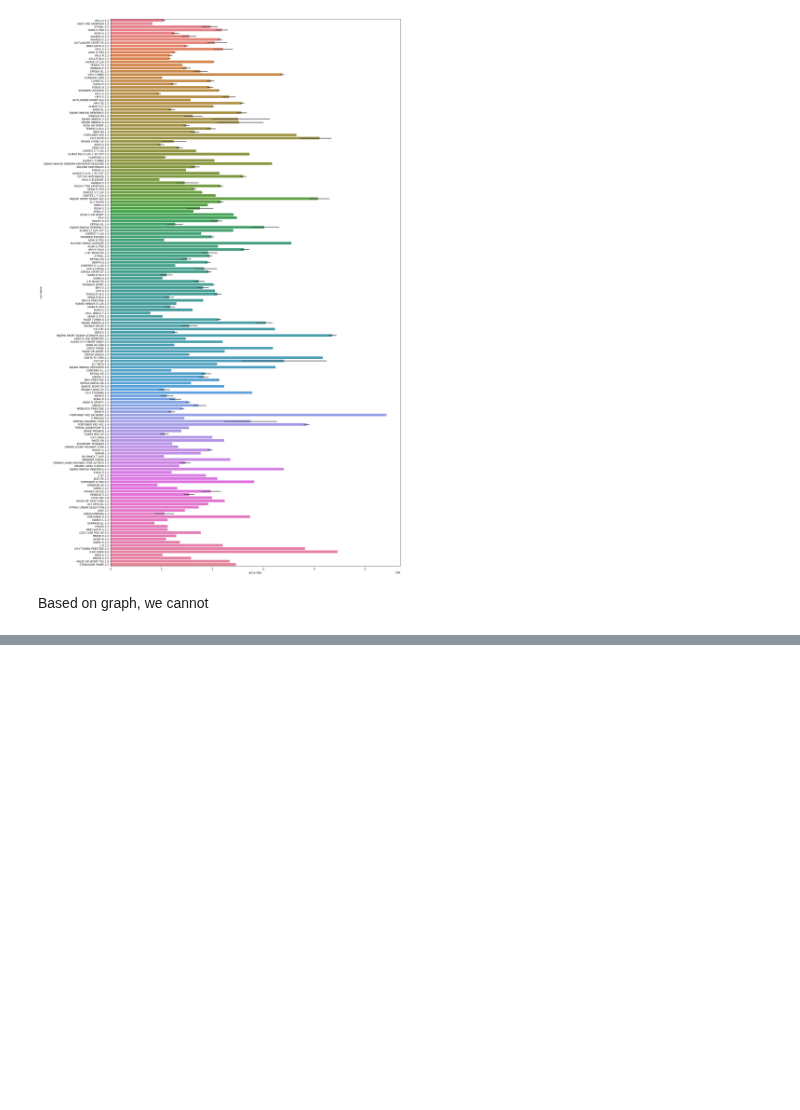
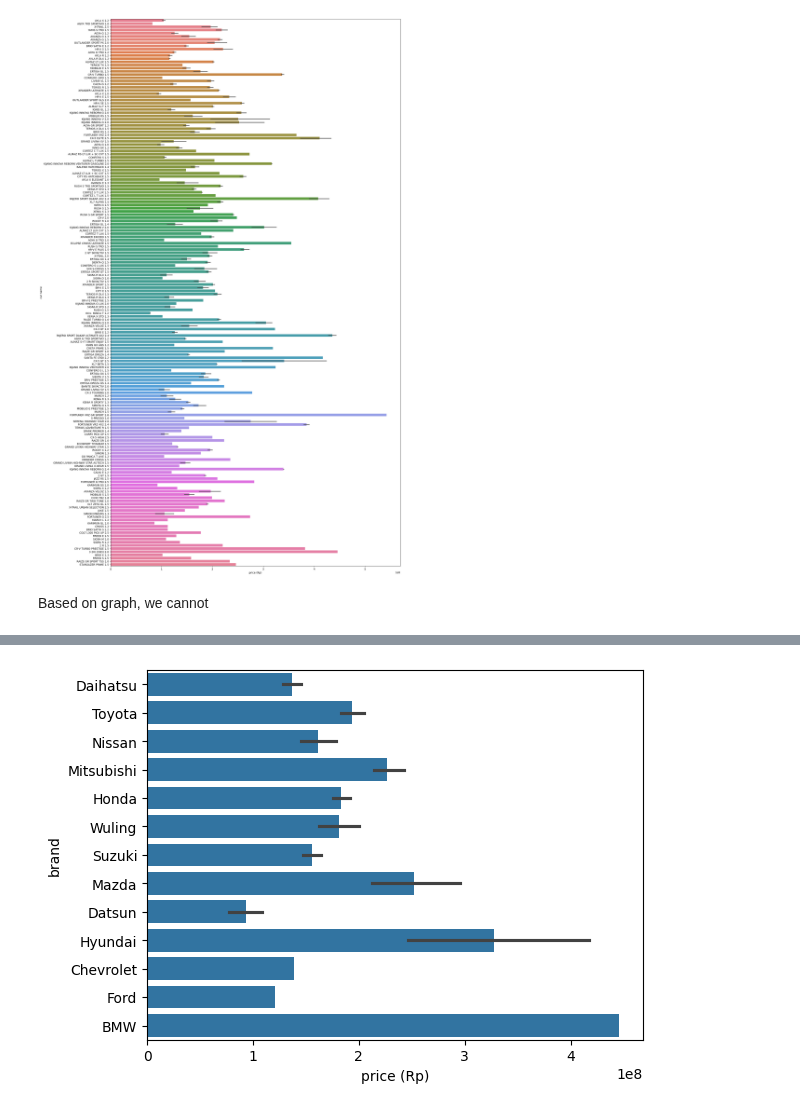
Before and after one commit to JonathanSuryaS/AOL---Machine-Learning, a Jupyter notebook: car.ipynb, the cells around one changed output, grey strips where cells are left out. Saved outputs shown, nothing was run; the diff lists cells and outputs as text; code cells hidden in the pictures; blank space fills up the shorter version.

```diff
--- a/car.ipynb
+++ b/car.ipynb
@@ -104,0 +125,5 @@ Based on graph, we cannot
+# %%
+sns.barplot(data = data, y = 'brand', x = 'price (Rp)')
+plt.show()
+# %% [output]
+[figure, added]
```
Also changed, not shown: parts of 2 cells of this notebook.
